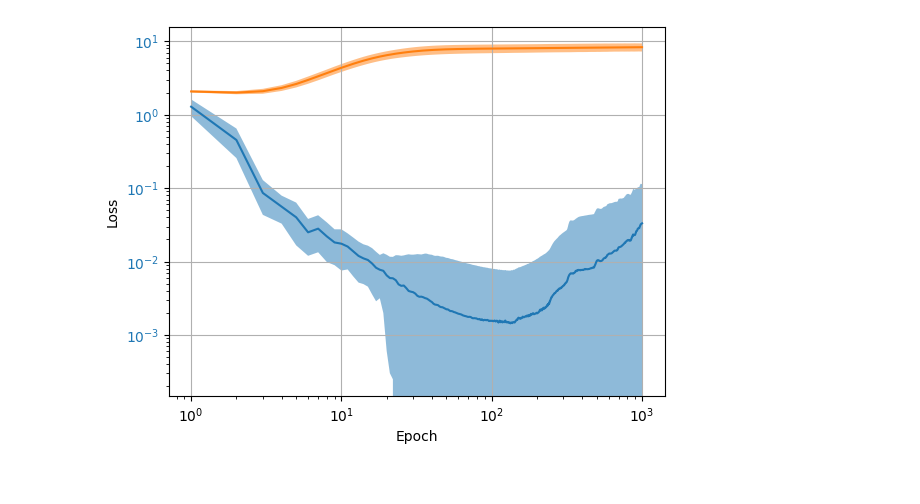
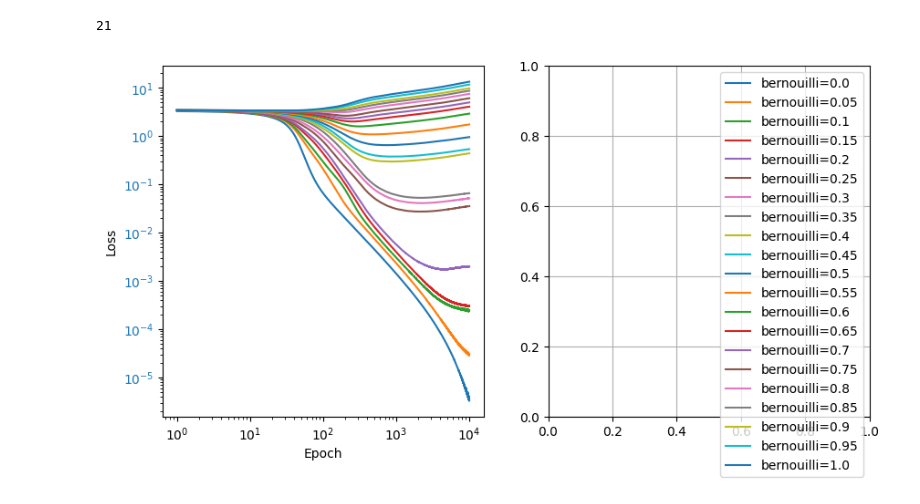
Before and after one commit to facebookresearch/pal, a Jupyter notebook: factorization/scratchpad.ipynb, the cells around one changed output. Cells and saved outputs as stored; diff of their text form; code cells hidden in the pictures.

```diff
--- a/factorization/scratchpad.ipynb
+++ b/factorization/scratchpad.ipynb
@@ -14,0 +10,7 @@ columns = [col for col in res.columns if col not in ['seed', 'id', 'loss', 'test
+# %%
+kwargs = {
+    # "bernouilli_seed": 0,
+    "final": False, # wether to load last epoch only
+}
+all_configs = load_configs("filtration")
+res = load_experimental_results(all_configs, **kwargs)
@@ -16,8 +33,5 @@ columns = [col for col in res.columns if col not in ['seed', 'id', 'loss', 'test
 mean = res.groupby(columns)[['loss', 'test_loss']].mean().reset_index()
 std = res.groupby(columns)[['loss', 'test_loss']].std().reset_index()
 
-for name in ['data_complexity', 'nb_factors']:
-    std[name] = mean[name]
-
 mean.set_index('epoch', inplace=True)
 std.set_index('epoch', inplace=True)
@@ -36,25 +38,53 @@ for alpha in alphas:
+# %%
+all_mean = []
+all_std = []
+
+keys = study_factors
+all_vals = [np.sort(res[key].unique()).tolist() for key in keys]
+
+for vals in product(*all_vals):
+    ind = np.ones(len(mean), dtype=bool)
+    for key, val in zip(keys, vals):
+        ind &= (mean[key] == val)
+    all_mean.append(mean[ind])
+    all_std.append(std[ind])
+# %%
+len(all_mean)
+# %% [output]
+21
 # %%
 name = 'test_loss'
 
-fig, ax = plt.subplots()
+fig, axes = plt.subplots(1, 2, figsize=(10, 5))
+ax = axes[0]
 color = 'C0'
+legend = []
+all_plots = []
 for val, val_std in zip(all_mean, all_std):
-    ax.plot(val[name])
-    ax.fill_between(val.index, val[name] - val_std[name], val[name] + val_std[name], alpha=0.5)
+    a, = ax.plot(val[name])
+    all_plots.append(a)
+    # ax.fill_between(val.index, val[name] - val_std[name], val[name] + val_std[name], alpha=0.5)
+    leg = ' '.join([f'{key}={val[key].values[0]}' for key in keys])
+    legend.append(leg)
 ax.set_yscale('log')
 ax.set_xscale('log')
 ax.set_xlabel('Epoch')
 ax.set_ylabel('Loss')
 ax.tick_params(axis='y', labelcolor=color)
+# ax.set_ylim(4.5, 4.75)
+
+ax = axes[1]
+ax.legend(all_plots, legend)
 
 # ax2 = ax.twinx()
 # color = 'C1'
 # for val, val_std in zip([compression_mean, mean1], [compression_std, std]):
 #     ax2.plot(val['nb_factors'], color=color)
 # ax2.tick_params(axis='y', labelcolor=color)
 # ax2.set_ylabel(r'Number $k$ of factors')
 
 ax.grid()
+fig.savefig(IMAGE_DIR / 'filtration.pdf')
 # ax2.grid(alpha=0.25)
 # %% [output]
-[figure, old version]
+[figure, new version]
```
Also changed, not shown: parts of 7 cells of this notebook.
